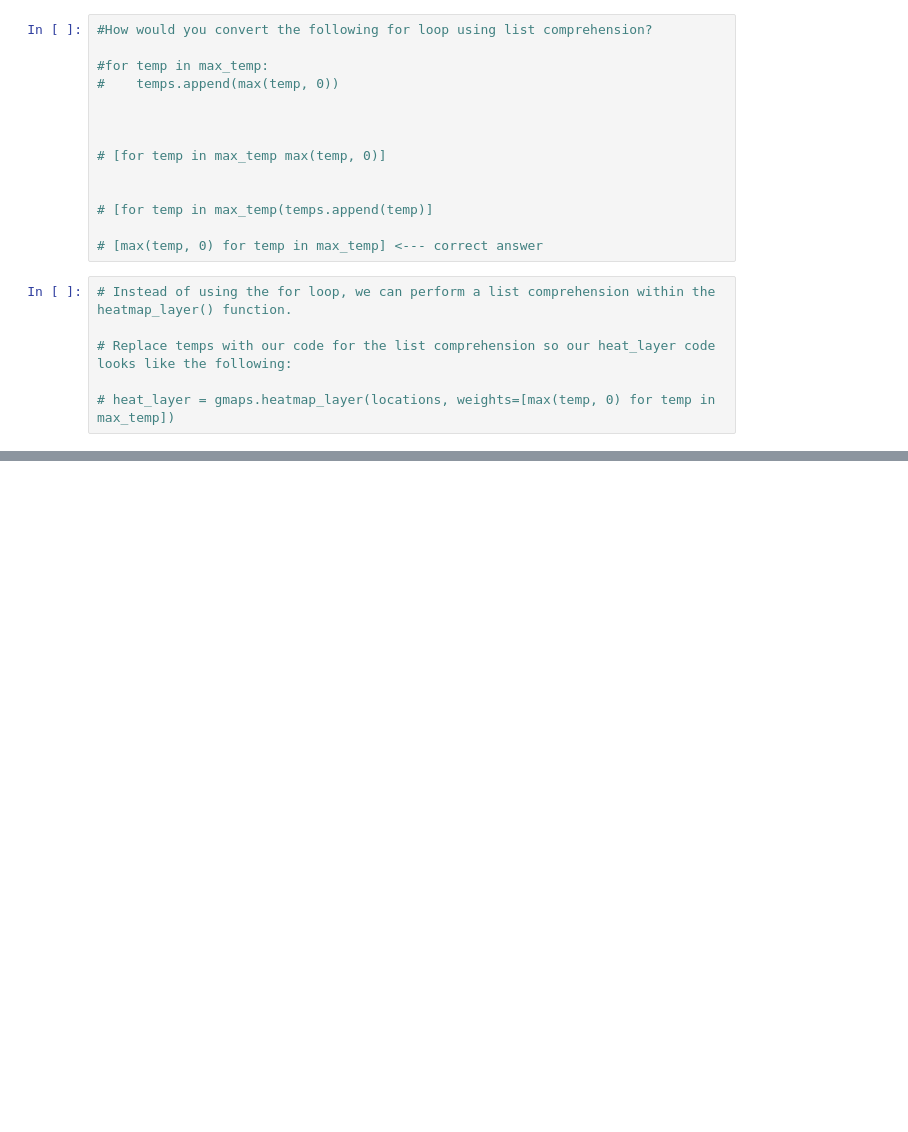
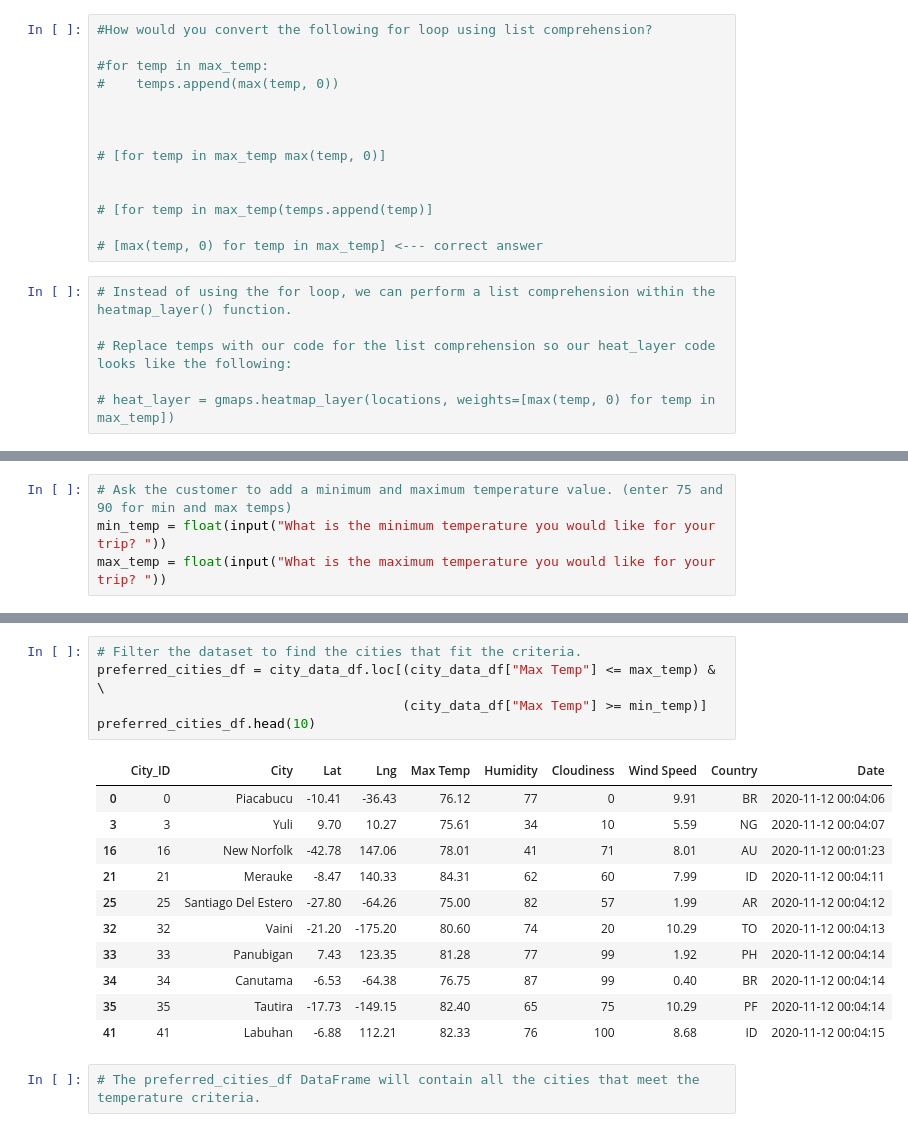
Before and after one commit to DJsef81/World_Weather_Analysis, a Jupyter notebook: VacationPy.ipynb, the cells around one changed output, grey strips where cells are left out. Drawn from its saved outputs; the diff is of its cells as text; blank space fills up the shorter version.

```diff
--- a/VacationPy.ipynb
+++ b/VacationPy.ipynb
@@ -172,0 +320,4 @@ fig
+# %%
+# Ask the customer to add a minimum and maximum temperature value. (enter 75 and 90 for min and max temps)
+min_temp = float(input("What is the minimum temperature you would like for your trip? "))
+max_temp = float(input("What is the maximum temperature you would like for your trip? "))
@@ -172,0 +339,19 @@ fig
+# %%
+# Filter the dataset to find the cities that fit the criteria.
+preferred_cities_df = city_data_df.loc[(city_data_df["Max Temp"] <= max_temp) & \
+                                       (city_data_df["Max Temp"] >= min_temp)]
+preferred_cities_df.head(10)
+# %% [output]
+|  | City_ID | City | Lat | Lng | Max Temp | Humidity | Cloudiness | Wind Speed | Country | Date |
+| 0 | 0 | Piacabucu | -10.41 | -36.43 | 76.12 | 77 | 0 | 9.91 | BR | 2020-11-12 00:04:06 |
+| 3 | 3 | Yuli | 9.70 | 10.27 | 75.61 | 34 | 10 | 5.59 | NG | 2020-11-12 00:04:07 |
+| 16 | 16 | New Norfolk | -42.78 | 147.06 | 78.01 | 41 | 71 | 8.01 | AU | 2020-11-12 00:01:23 |
+| 21 | 21 | Merauke | -8.47 | 140.33 | 84.31 | 62 | 60 | 7.99 | ID | 2020-11-12 00:04:11 |
+| 25 | 25 | Santiago Del Estero | -27.80 | -64.26 | 75.00 | 82 | 57 | 1.99 | AR | 2020-11-12 00:04:12 |
+| 32 | 32 | Vaini | -21.20 | -175.20 | 80.60 | 74 | 20 | 10.29 | TO | 2020-11-12 00:04:13 |
+| 33 | 33 | Panubigan | 7.43 | 123.35 | 81.28 | 77 | 99 | 1.92 | PH | 2020-11-12 00:04:14 |
+| 34 | 34 | Canutama | -6.53 | -64.38 | 76.75 | 87 | 99 | 0.40 | BR | 2020-11-12 00:04:14 |
+| 35 | 35 | Tautira | -17.73 | -149.15 | 82.40 | 65 | 75 | 10.29 | PF | 2020-11-12 00:04:14 |
+| 41 | 41 | Labuhan | -6.88 | 112.21 | 82.33 | 76 | 100 | 8.68 | ID | 2020-11-12 00:04:15 |
+# %%
+# The preferred_cities_df DataFrame will contain all the cities that meet the temperature criteria.
```
Also changed, not shown: parts of 57 cells of this notebook, 1 other file.
